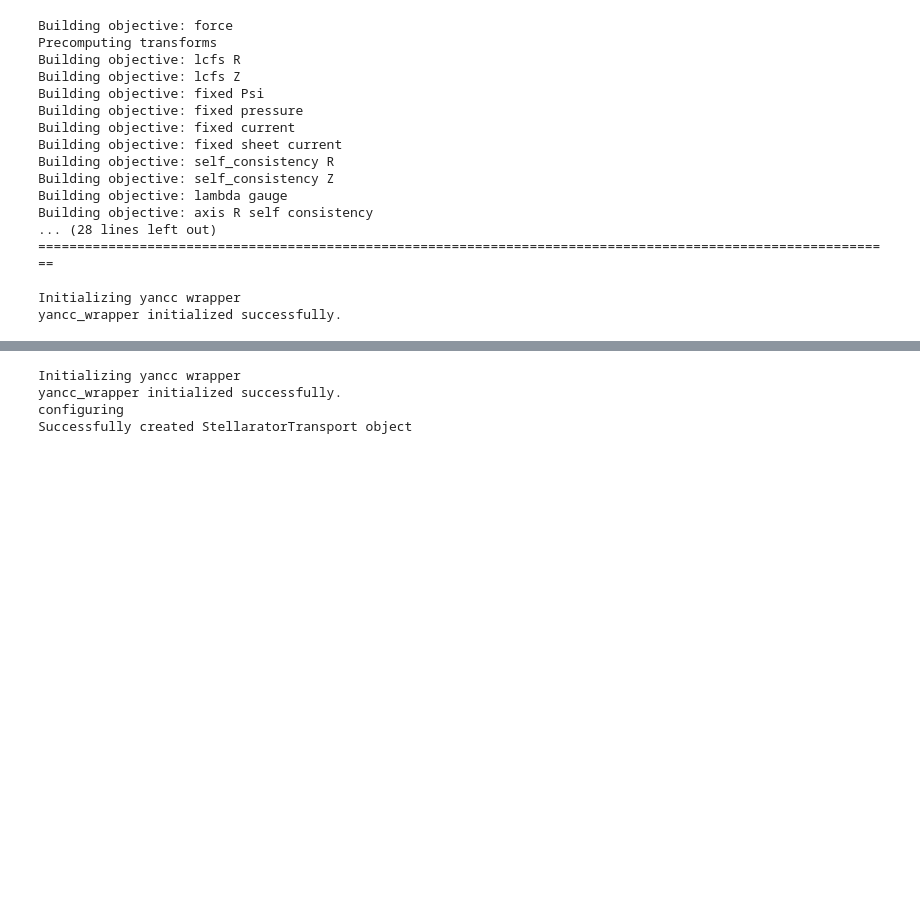
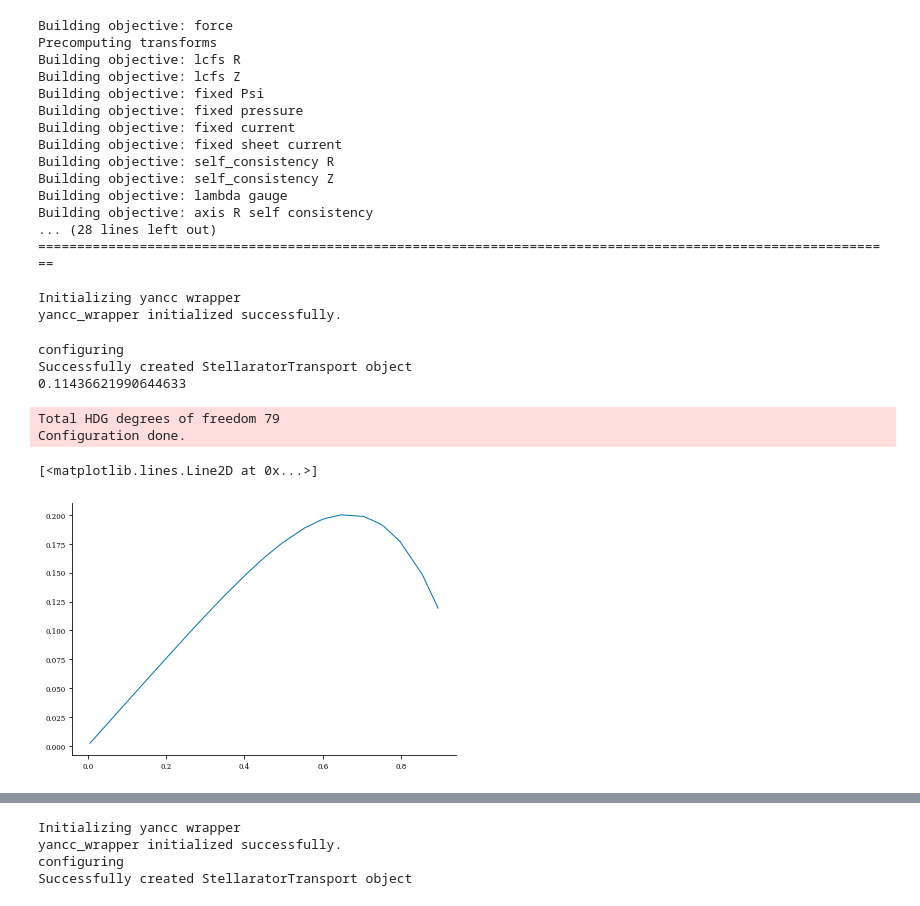
Before and after one commit to ianabel/MaNTA, a Jupyter notebook: python/desc_optimize-vp.ipynb, the cells around one changed output, grey strips where cells are left out. Cells and saved outputs as stored; diff of their text form; code cells hidden in the pictures; blank space fills up the shorter version.

```diff
--- a/python/desc_optimize-vp.ipynb
+++ b/python/desc_optimize-vp.ipynb
@@ -160,7 +151,15 @@ yancc_wrapper initialized successfully.
 # %%
 
 
-# st = StellaratorTransport(config, yancc_wrapper=yancc_wrapper)
-# print(st.UpperBoundary(0,0))
-# plt.plot(points, st.InitialValue(0 , points))
+st = StellaratorTransport(config, yancc_wrapper=yancc_wrapper)
+print(st.UpperBoundary(0,0))
+plt.plot(points, st.InitialValue(0 , points))
+# %% [output]
+configuring
+Successfully created StellaratorTransport object
+0.11436621990644633
+Total HDG degrees of freedom 79
+Configuration done.
+[<matplotlib.lines.Line2D at 0x...>]
+[figure, added]
 # %%
```
Also changed, not shown: parts of 2 cells of this notebook, 4 other files.
